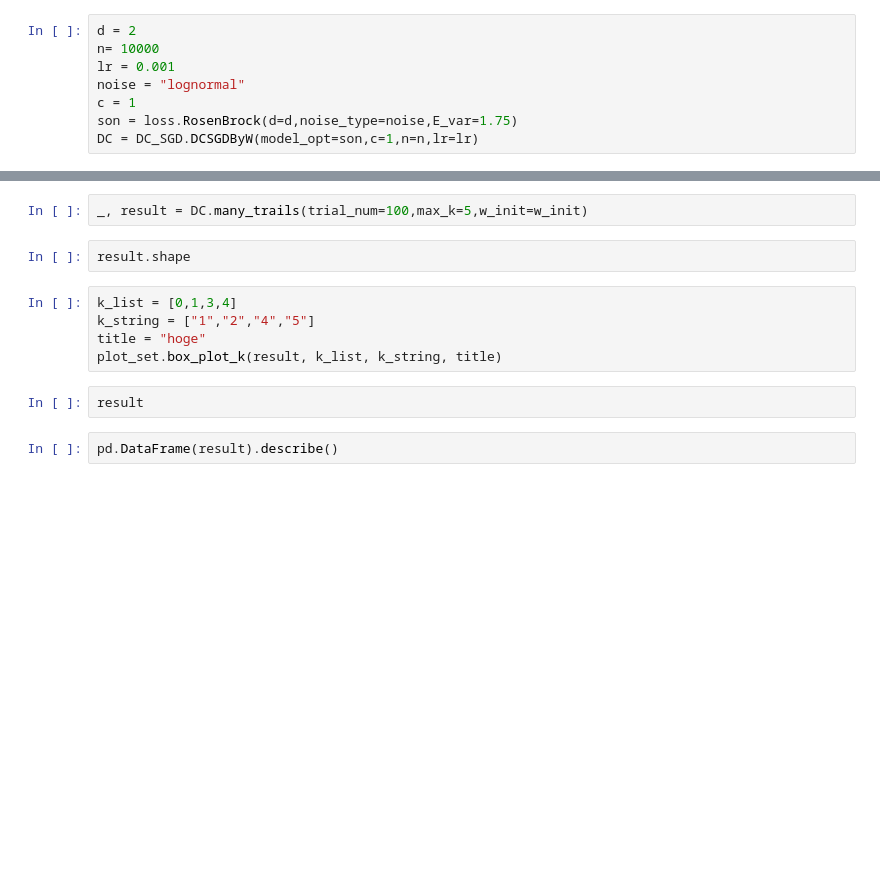
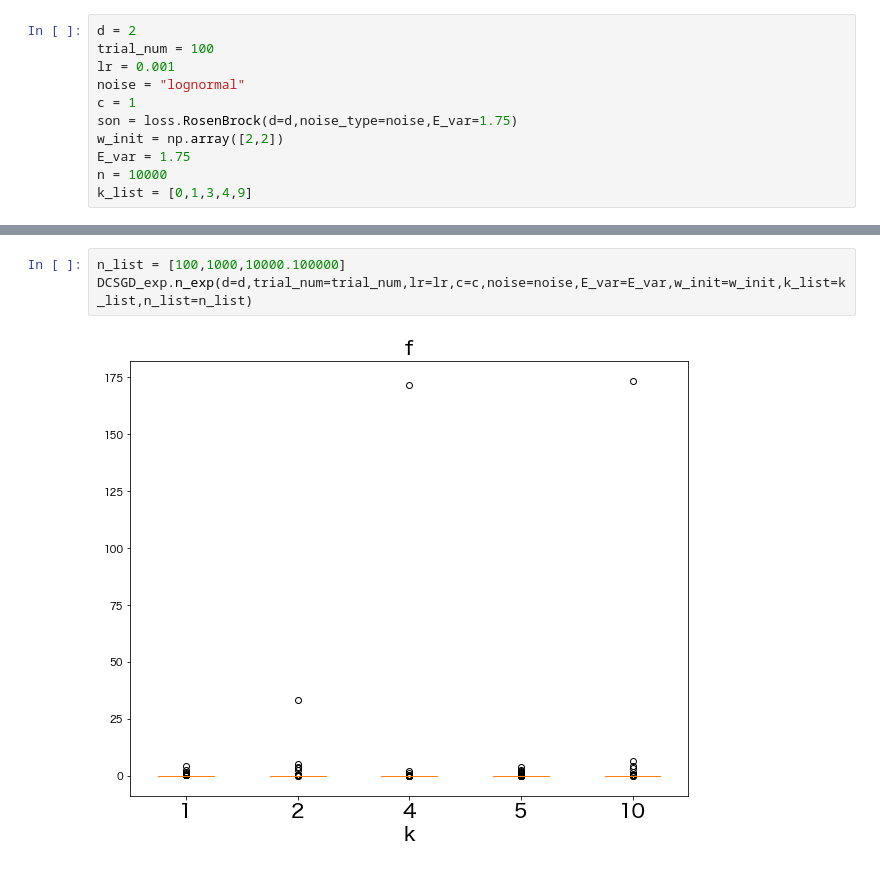
Before and after one commit to NaokiNakamichi/ML, a Jupyter notebook: GD/exp/simulation/RosenBrock_DCSGD.ipynb, the cells around one changed output, grey strips where cells are left out. Drawn from its saved outputs; the diff is of its cells as text; blank space fills up the shorter version.

Commit message:
hoge

```diff
--- a/GD/exp/simulation/RosenBrock_DCSGD.ipynb
+++ b/GD/exp/simulation/RosenBrock_DCSGD.ipynb
@@ -9,9 +9,12 @@ from ML2_lib import loss
 from ML2_lib import plot_set
 # %%
 d = 2
-n= 10000
+trial_num = 100
 lr = 0.001
 noise = "lognormal"
 c = 1
 son = loss.RosenBrock(d=d,noise_type=noise,E_var=1.75)
-DC = DC_SGD.DCSGDByW(model_opt=son,c=1,n=n,lr=lr)
+w_init = np.array([2,2])
+E_var = 1.75
+n = 10000
+k_list = [0,1,3,4,9]
@@ -51,13 +21,5 @@ plt.show()
-# %%
-_, result = DC.many_trails(trial_num=100,max_k=5,w_init=w_init)
-# %%
-result.shape
-# %%
-k_list = [0,1,3,4]
-k_string = ["1","2","4","5"]
-title = "hoge"
-plot_set.box_plot_k(result, k_list, k_string, title)
-# %%
-result
-# %%
-pd.DataFrame(result).describe()
+# %%
+n_list = [100,1000,10000.100000]
+DCSGD_exp.n_exp(d=d,trial_num=trial_num,lr=lr,c=c,noise=noise,E_var=E_var,w_init=w_init,k_list=k_list,n_list=n_list)
+# %% [output]
+[figure, added]
```
Also changed, not shown: parts of 8 cells of this notebook, 43 other files.
